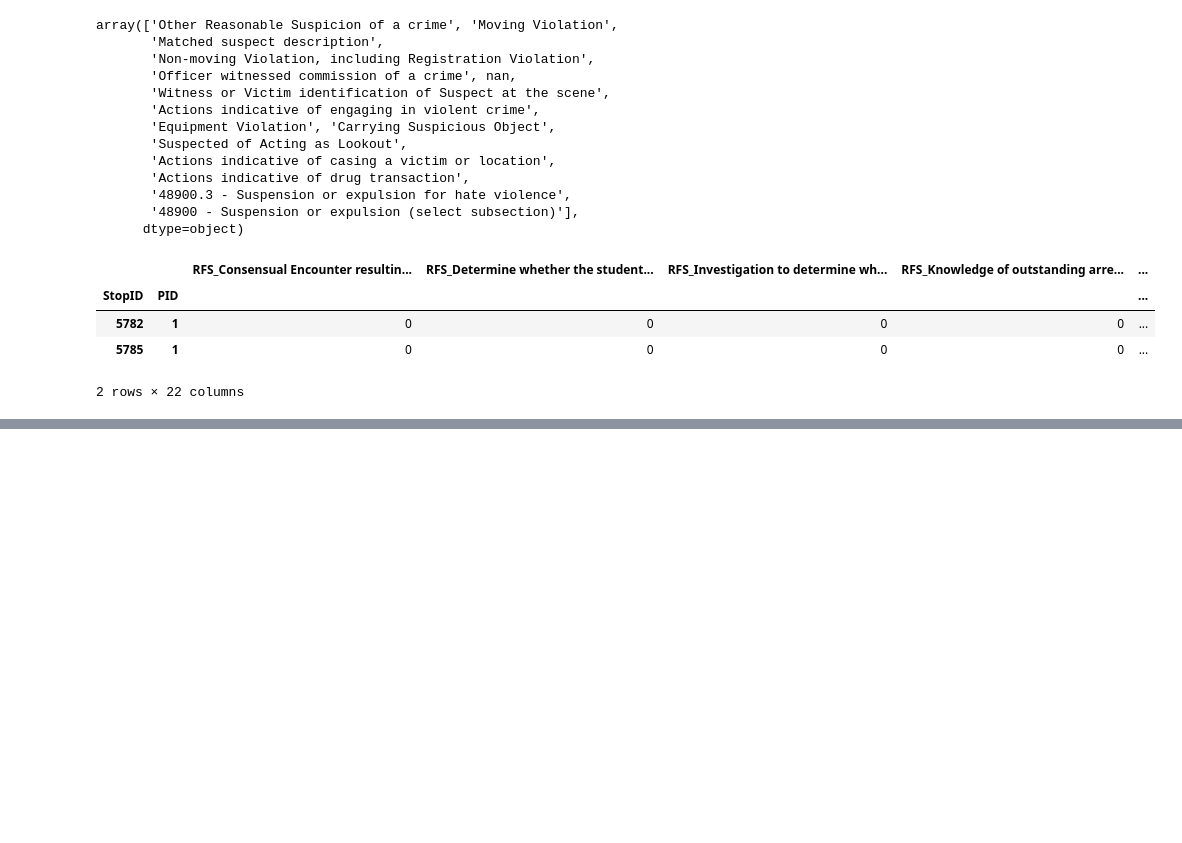
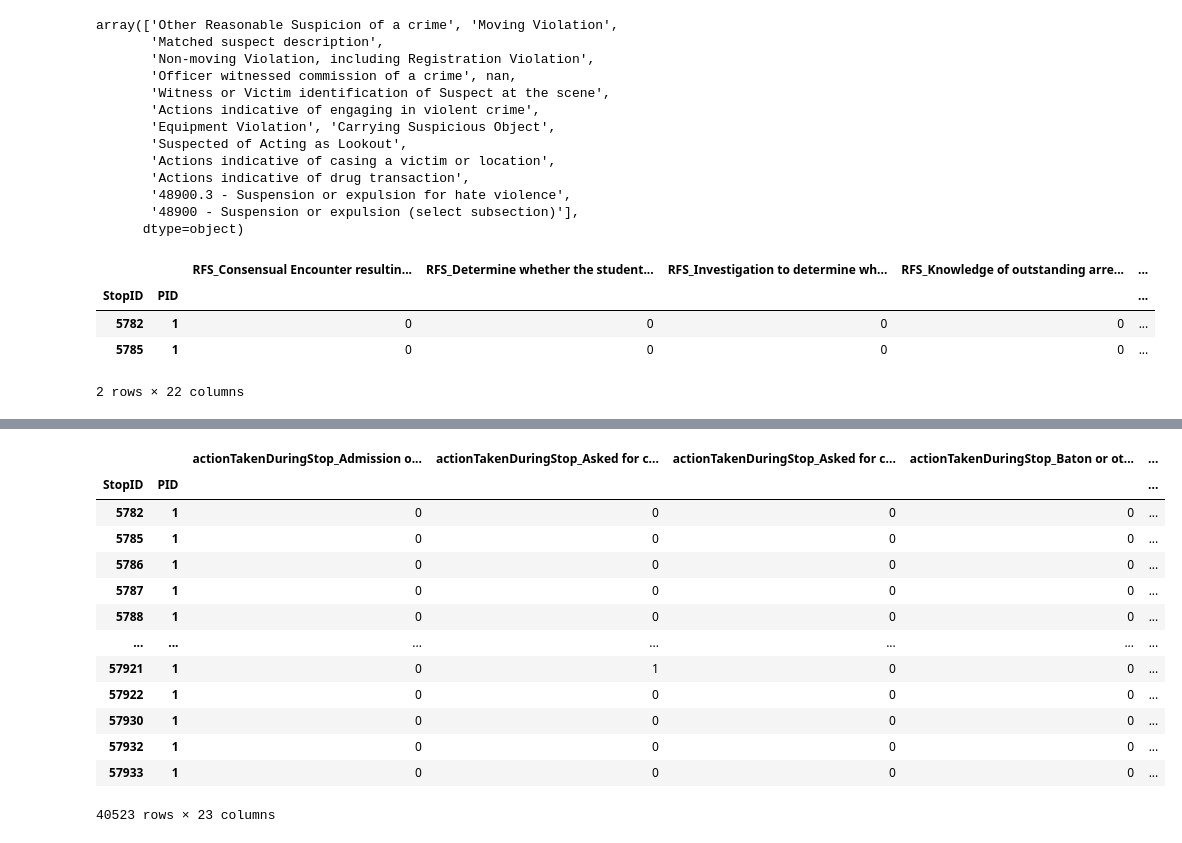
Before and after one commit to tsamba120/Long-Beach-Policing-Analysis, a Jupyter notebook: cleaning_notebooks/clean_raw_tables_canvas.ipynb, the cells around one changed output, grey strips where cells are left out. Drawn from its saved outputs; the diff is of its cells as text; code cells hidden in the pictures; blank space fills up the shorter version.

Commit message:
5/8/21 Data Processing...

```diff
--- a/cleaning_notebooks/clean_raw_tables_canvas.ipynb
+++ b/cleaning_notebooks/clean_raw_tables_canvas.ipynb
@@ -290,0 +294,3 @@ rfs_df.head(2)
+# %%
+actions_stop_df = pd.read_csv('./raw_data/4. actionsDuringStop.csv')
+actions_stop_df.rename(columns= lambda x: re.sub('properties.', '', x), inplace=True)
@@ -290,0 +324,17 @@ rfs_df.head(2)
+# %%
+pd.get_dummies(actions_stop_df[['StopID', 'PID', 'actionTakenDuringStop']]).groupby(['StopID', 'PID']).sum()
+# %% [output]
+|  |  | actionTakenDuringStop_Admission o... | actionTakenDuringStop_Asked for c... | actionTakenDuringStop_Asked for c... | actionTakenDuringStop_Baton or ot... | ... |
+| StopID | PID |  |  |  |  | ... |
+| 5782 | 1 | 0 | 0 | 0 | 0 | ... |
+| 5785 | 1 | 0 | 0 | 0 | 0 | ... |
+| 5786 | 1 | 0 | 0 | 0 | 0 | ... |
+| 5787 | 1 | 0 | 0 | 0 | 0 | ... |
+| 5788 | 1 | 0 | 0 | 0 | 0 | ... |
+| ... | ... | ... | ... | ... | ... | ... |
+| 57921 | 1 | 0 | 1 | 0 | 0 | ... |
+| 57922 | 1 | 0 | 0 | 0 | 0 | ... |
+| 57930 | 1 | 0 | 0 | 0 | 0 | ... |
+| 57932 | 1 | 0 | 0 | 0 | 0 | ... |
+| 57933 | 1 | 0 | 0 | 0 | 0 | ... |
+40523 rows × 23 columns
```
Also changed, not shown: parts of 4 cells of this notebook, 5 other files.
